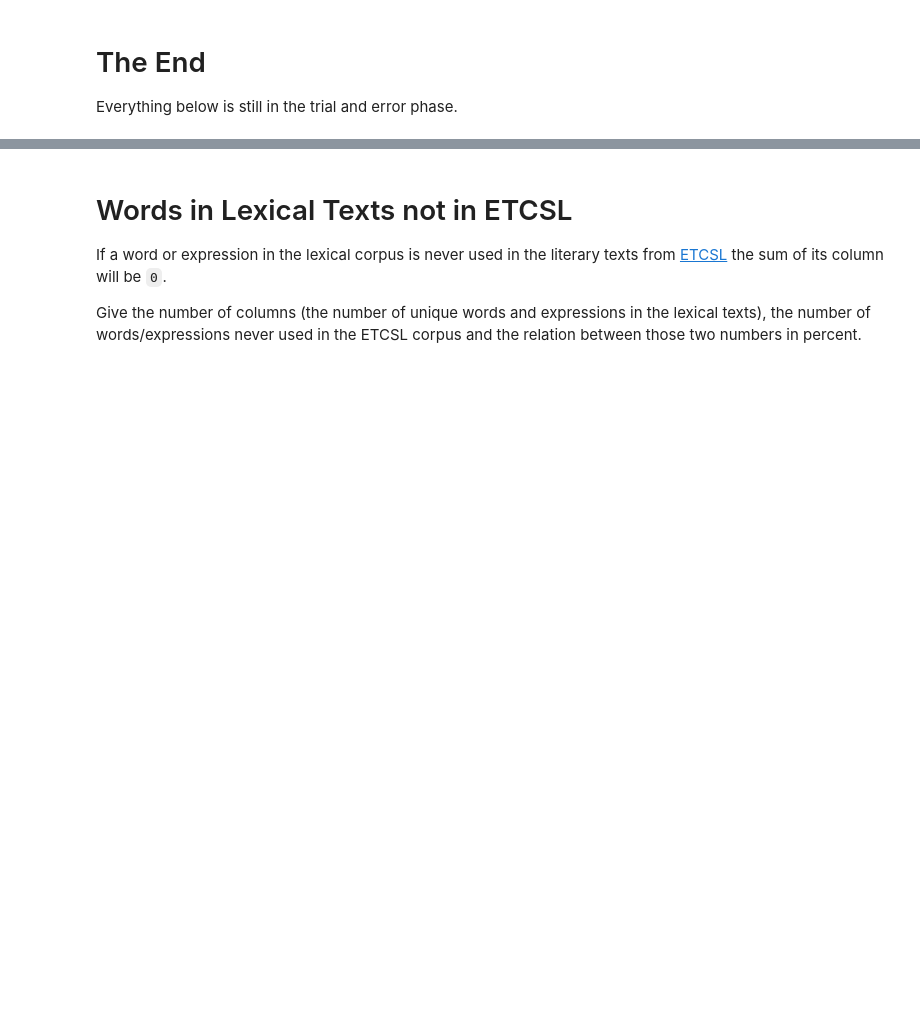
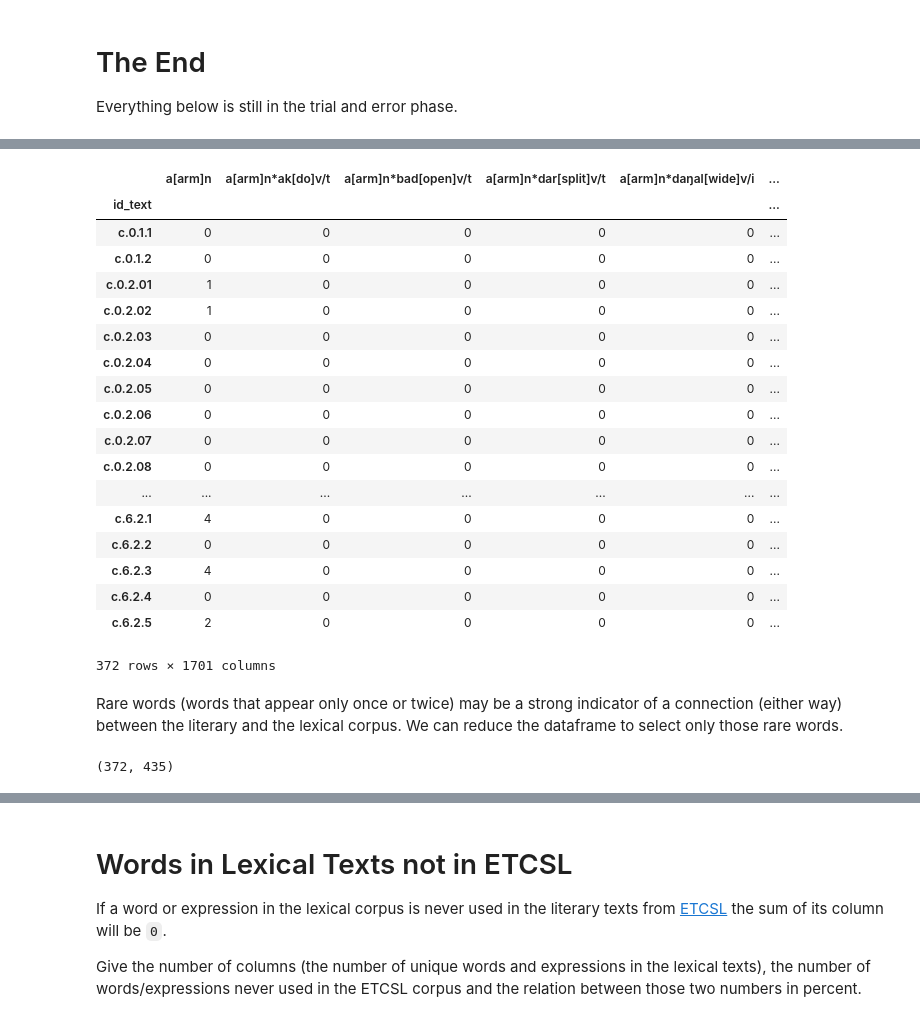
Before and after one commit to niekveldhuis/compass, a Jupyter notebook: 3_Vocabularies/Lit_Lex_Vocab.ipynb, the cells around one changed output, grey strips where cells are left out. Saved outputs shown, nothing was run; the diff lists cells and outputs as text; code cells hidden in the pictures; blank space fills up the shorter version.

```diff
--- a/3_Vocabularies/Lit_Lex_Vocab.ipynb
+++ b/3_Vocabularies/Lit_Lex_Vocab.ipynb
@@ -345,0 +479,2 @@ etcsl_df
+# %%
+lit_df = lit_df.loc[ : , lit_df.sum(axis=0) != 0]
@@ -345,0 +492,5 @@ etcsl_df
+# %%
+lex_words = lex_df.columns
+lit_words = lit_df.columns
+# %%
+lit_in_lex = [word for word in lit_words if word in lex_words]
@@ -345,0 +501,31 @@ etcsl_df
+# %%
+lit_in_lex_df = lit_df[lit_in_lex]
+lit_in_lex_df
+# %% [output]
+|  | a[arm]n | a[arm]n*ak[do]v/t | a[arm]n*bad[open]v/t | a[arm]n*dar[split]v/t | a[arm]n*daŋal[wide]v/i | ... |
+| id_text |  |  |  |  |  | ... |
+| c.0.1.1 | 0 | 0 | 0 | 0 | 0 | ... |
+| c.0.1.2 | 0 | 0 | 0 | 0 | 0 | ... |
+| c.0.2.01 | 1 | 0 | 0 | 0 | 0 | ... |
+| c.0.2.02 | 1 | 0 | 0 | 0 | 0 | ... |
+| c.0.2.03 | 0 | 0 | 0 | 0 | 0 | ... |
+| c.0.2.04 | 0 | 0 | 0 | 0 | 0 | ... |
+| c.0.2.05 | 0 | 0 | 0 | 0 | 0 | ... |
+| c.0.2.06 | 0 | 0 | 0 | 0 | 0 | ... |
+| c.0.2.07 | 0 | 0 | 0 | 0 | 0 | ... |
+| c.0.2.08 | 0 | 0 | 0 | 0 | 0 | ... |
+| ... | ... | ... | ... | ... | ... | ... |
+| c.6.2.1 | 4 | 0 | 0 | 0 | 0 | ... |
+| c.6.2.2 | 0 | 0 | 0 | 0 | 0 | ... |
+| c.6.2.3 | 4 | 0 | 0 | 0 | 0 | ... |
+| c.6.2.4 | 0 | 0 | 0 | 0 | 0 | ... |
+| c.6.2.5 | 2 | 0 | 0 | 0 | 0 | ... |
+372 rows × 1701 columns
+# %% [markdown]
+Rare words (words that appear only once or twice) may be a strong indicator of a connection (either way) between the literary and the lexical corpus. We can reduce the dataframe to select only those rare words.
+# %%
+rare_n = 2
+rare = lit_in_lex_df.loc[ : , lit_in_lex_df.sum(axis=0) <= 2]
+rare.shape
+# %% [output]
+(372, 435)
```
Also changed, not shown: parts of 40 cells of this notebook, 2 other files.
